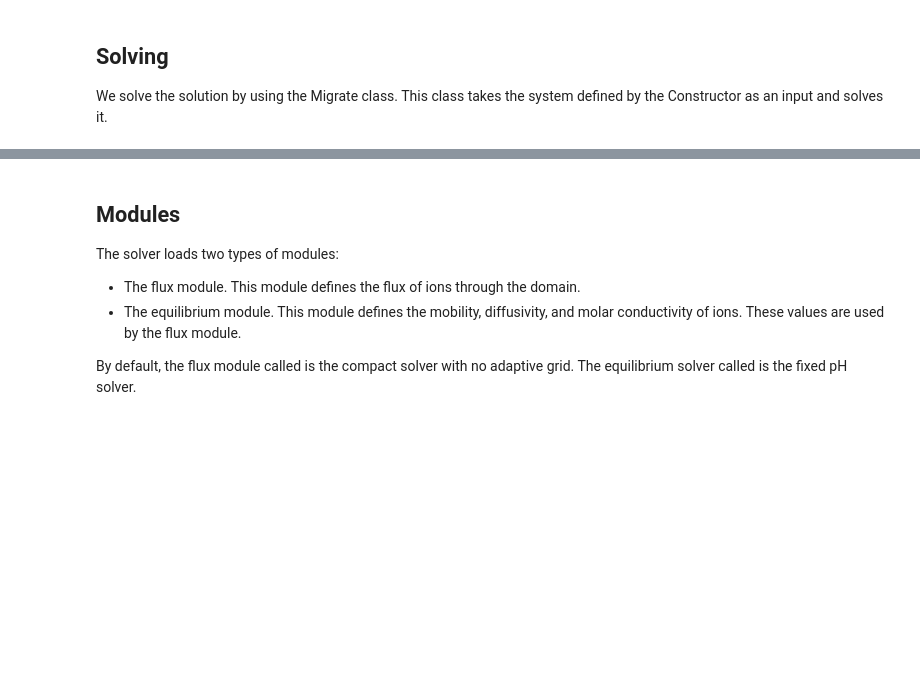
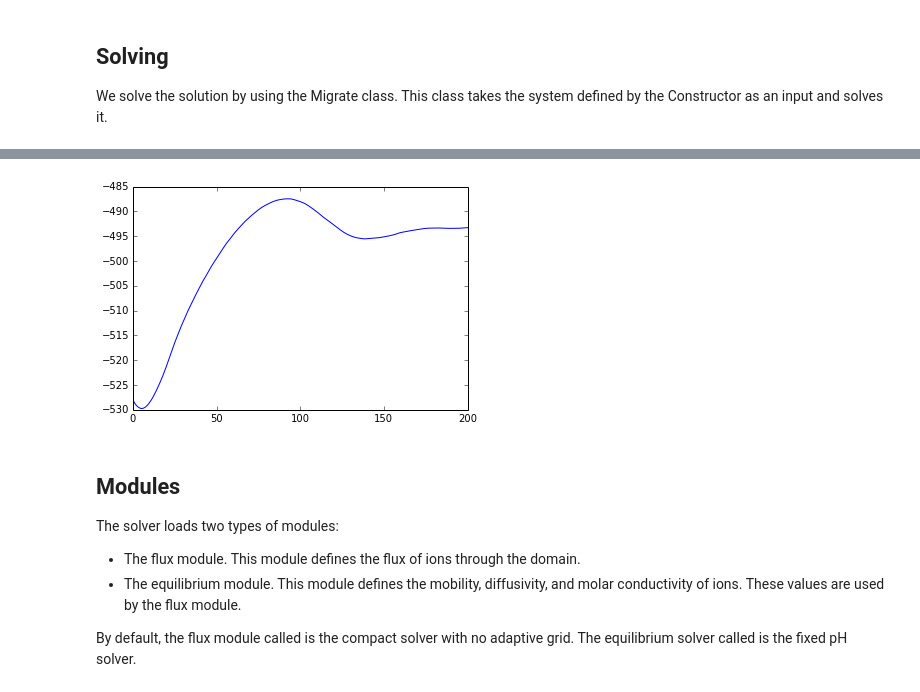
Before and after one commit to lewisamarshall/emigrate, a Jupyter notebook: Tutorial.ipynb, the cells around one changed output, grey strips where cells are left out. Cells and saved outputs as stored; diff of their text form; code cells hidden in the pictures; blank space fills up the shorter version.

```diff
--- a/Tutorial.ipynb
+++ b/Tutorial.ipynb
@@ -90,3 +86,9 @@ show()
+# %%
+figure()
+plot([electrolyte.current_density for electrolyte in solver.electromigration.electrolytes.values()])
+show()
+# %% [output]
+[figure, added]
 # %% [markdown]
 Modules
 -------
```
Also changed, not shown: parts of 6 cells of this notebook, 3 other files.
